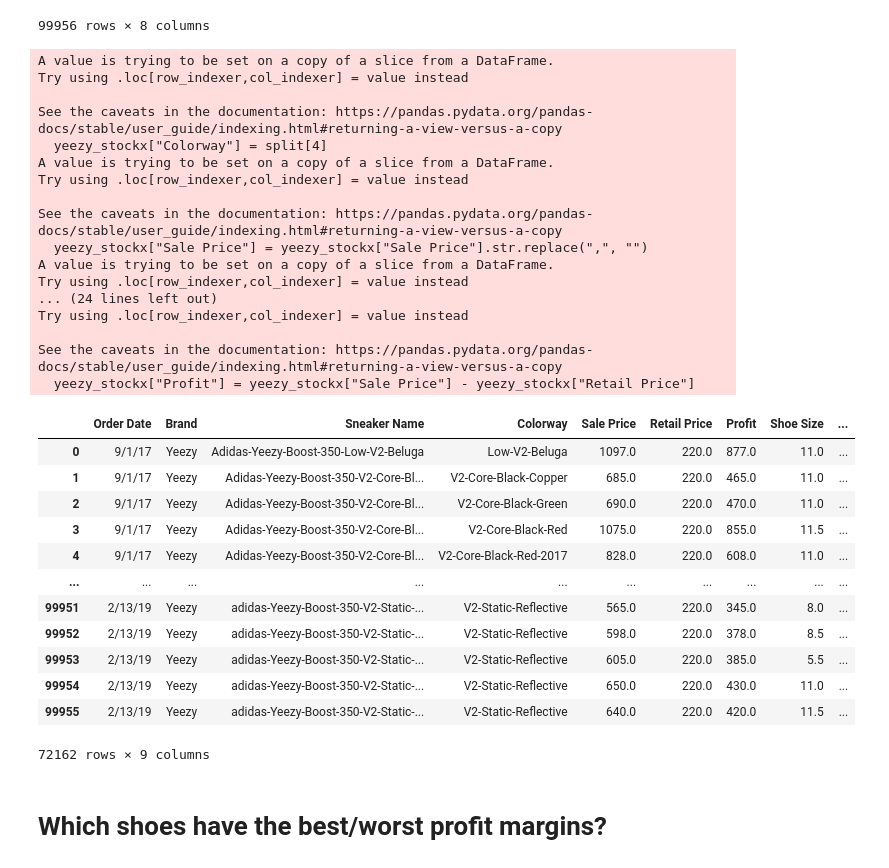
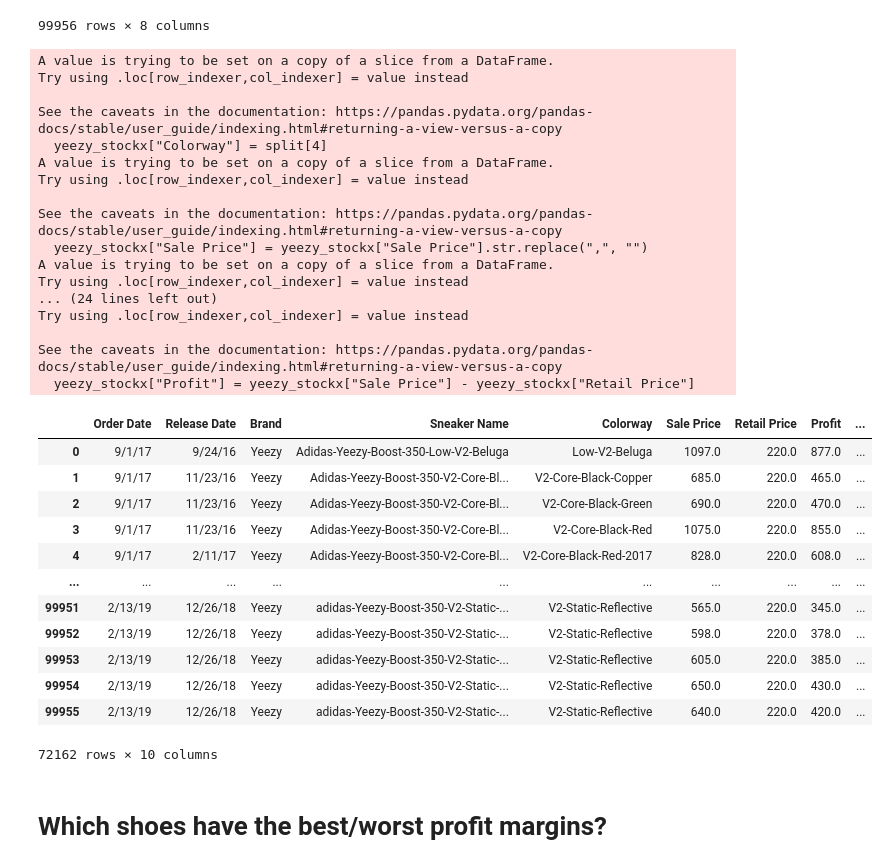
Before and after one commit to tjefferson15/Project-1-Hawks-, a Jupyter notebook: StockX.ipynb, the cells around one changed output. Saved outputs shown, nothing was run; the diff lists cells and outputs as text; code cells hidden in the pictures.

```diff
--- a/StockX.ipynb
+++ b/StockX.ipynb
@@ -52,47 +52,47 @@ yeezy_stockx["Sale Price"] = yeezy_stockx["Sale Price"].str.replace("$", "")
 yeezy_stockx["Sale Price"] = yeezy_stockx["Sale Price"].astype('float')
 
 yeezy_stockx["Retail Price"] = yeezy_stockx["Retail Price"].str.replace(",", "")
 yeezy_stockx["Retail Price"] = yeezy_stockx["Retail Price"].str.replace("$", "")
 yeezy_stockx["Retail Price"] = yeezy_stockx["Retail Price"].astype('float')
 
 #Calculate profit of each sale
 yeezy_stockx["Profit"] = yeezy_stockx["Sale Price"] - yeezy_stockx["Retail Price"]
 
 #Reorder the columns
-yeezy_stockx = yeezy_stockx[["Order Date", "Brand", "Sneaker Name", "Colorway", "Sale Price", "Retail Price", "Profit", "Shoe Size", "Buyer Region"]]
+yeezy_stockx = yeezy_stockx[["Order Date", "Release Date", "Brand", "Sneaker Name", "Colorway", "Sale Price", "Retail Price", "Profit", "Shoe Size", "Buyer Region"]]
 
 yeezy_stockx
 # %% [output]
 A value is trying to be set on a copy of a slice from a DataFrame.
 Try using .loc[row_indexer,col_indexer] = value instead
 
 See the caveats in the documentation: https://pandas.pydata.org/pandas-docs/stable/user_guide/indexing.html#returning-a-view-versus-a-copy
   yeezy_stockx["Colorway"] = split[4]
 A value is trying to be set on a copy of a slice from a DataFrame.
 Try using .loc[row_indexer,col_indexer] = value instead
 
 See the caveats in the documentation: https://pandas.pydata.org/pandas-docs/stable/user_guide/indexing.html#returning-a-view-versus-a-copy
   yeezy_stockx["Sale Price"] = yeezy_stockx["Sale Price"].str.replace(",", "")
 A value is trying to be set on a copy of a slice from a DataFrame.
 Try using .loc[row_indexer,col_indexer] = value instead
 ... (24 lines left out)
 Try using .loc[row_indexer,col_indexer] = value instead
 
 See the caveats in the documentation: https://pandas.pydata.org/pandas-docs/stable/user_guide/indexing.html#returning-a-view-versus-a-copy
   yeezy_stockx["Profit"] = yeezy_stockx["Sale Price"] - yeezy_stockx["Retail Price"]
-|  | Order Date | Brand | Sneaker Name | Colorway | Sale Price | Retail Price | Profit | Shoe Size | ... |
-| 0 | 9/1/17 | Yeezy | Adidas-Yeezy-Boost-350-Low-V2-Beluga | Low-V2-Beluga | 1097.0 | 220.0 | 877.0 | 11.0 | ... |
-| 1 | 9/1/17 | Yeezy | Adidas-Yeezy-Boost-350-V2-Core-Bl... | V2-Core-Black-Copper | 685.0 | 220.0 | 465.0 | 11.0 | ... |
-| 2 | 9/1/17 | Yeezy | Adidas-Yeezy-Boost-350-V2-Core-Bl... | V2-Core-Black-Green | 690.0 | 220.0 | 470.0 | 11.0 | ... |
-| 3 | 9/1/17 | Yeezy | Adidas-Yeezy-Boost-350-V2-Core-Bl... | V2-Core-Black-Red | 1075.0 | 220.0 | 855.0 | 11.5 | ... |
-| 4 | 9/1/17 | Yeezy | Adidas-Yeezy-Boost-350-V2-Core-Bl... | V2-Core-Black-Red-2017 | 828.0 | 220.0 | 608.0 | 11.0 | ... |
+|  | Order Date | Release Date | Brand | Sneaker Name | Colorway | Sale Price | Retail Price | Profit | ... |
+| 0 | 9/1/17 | 9/24/16 | Yeezy | Adidas-Yeezy-Boost-350-Low-V2-Beluga | Low-V2-Beluga | 1097.0 | 220.0 | 877.0 | ... |
+| 1 | 9/1/17 | 11/23/16 | Yeezy | Adidas-Yeezy-Boost-350-V2-Core-Bl... | V2-Core-Black-Copper | 685.0 | 220.0 | 465.0 | ... |
+| 2 | 9/1/17 | 11/23/16 | Yeezy | Adidas-Yeezy-Boost-350-V2-Core-Bl... | V2-Core-Black-Green | 690.0 | 220.0 | 470.0 | ... |
+| 3 | 9/1/17 | 11/23/16 | Yeezy | Adidas-Yeezy-Boost-350-V2-Core-Bl... | V2-Core-Black-Red | 1075.0 | 220.0 | 855.0 | ... |
+| 4 | 9/1/17 | 2/11/17 | Yeezy | Adidas-Yeezy-Boost-350-V2-Core-Bl... | V2-Core-Black-Red-2017 | 828.0 | 220.0 | 608.0 | ... |
 | ... | ... | ... | ... | ... | ... | ... | ... | ... | ... |
-| 99951 | 2/13/19 | Yeezy | adidas-Yeezy-Boost-350-V2-Static-... | V2-Static-Reflective | 565.0 | 220.0 | 345.0 | 8.0 | ... |
-| 99952 | 2/13/19 | Yeezy | adidas-Yeezy-Boost-350-V2-Static-... | V2-Static-Reflective | 598.0 | 220.0 | 378.0 | 8.5 | ... |
-| 99953 | 2/13/19 | Yeezy | adidas-Yeezy-Boost-350-V2-Static-... | V2-Static-Reflective | 605.0 | 220.0 | 385.0 | 5.5 | ... |
-| 99954 | 2/13/19 | Yeezy | adidas-Yeezy-Boost-350-V2-Static-... | V2-Static-Reflective | 650.0 | 220.0 | 430.0 | 11.0 | ... |
-| 99955 | 2/13/19 | Yeezy | adidas-Yeezy-Boost-350-V2-Static-... | V2-Static-Reflective | 640.0 | 220.0 | 420.0 | 11.5 | ... |
+| 99951 | 2/13/19 | 12/26/18 | Yeezy | adidas-Yeezy-Boost-350-V2-Static-... | V2-Static-Reflective | 565.0 | 220.0 | 345.0 | ... |
+| 99952 | 2/13/19 | 12/26/18 | Yeezy | adidas-Yeezy-Boost-350-V2-Static-... | V2-Static-Reflective | 598.0 | 220.0 | 378.0 | ... |
+| 99953 | 2/13/19 | 12/26/18 | Yeezy | adidas-Yeezy-Boost-350-V2-Static-... | V2-Static-Reflective | 605.0 | 220.0 | 385.0 | ... |
+| 99954 | 2/13/19 | 12/26/18 | Yeezy | adidas-Yeezy-Boost-350-V2-Static-... | V2-Static-Reflective | 650.0 | 220.0 | 430.0 | ... |
+| 99955 | 2/13/19 | 12/26/18 | Yeezy | adidas-Yeezy-Boost-350-V2-Static-... | V2-Static-Reflective | 640.0 | 220.0 | 420.0 | ... |
-72162 rows × 9 columns
+72162 rows × 10 columns
 # %% [markdown]
 # <b>Which shoes have the best/worst profit margins?<b>
 # %%
```
Also changed, not shown: parts of 7 cells of this notebook.
